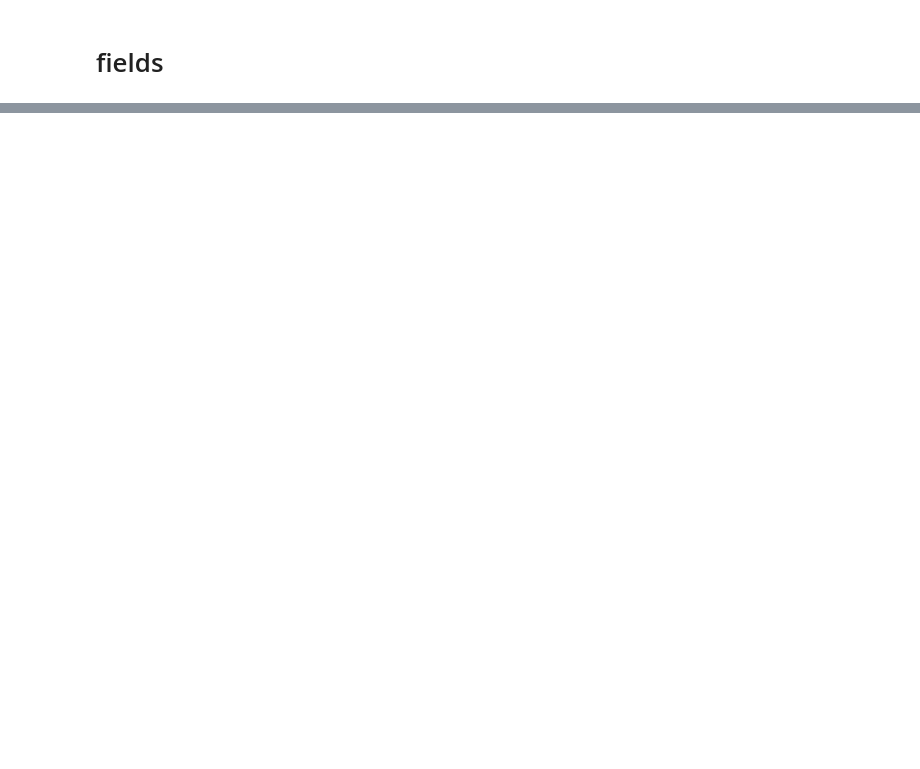
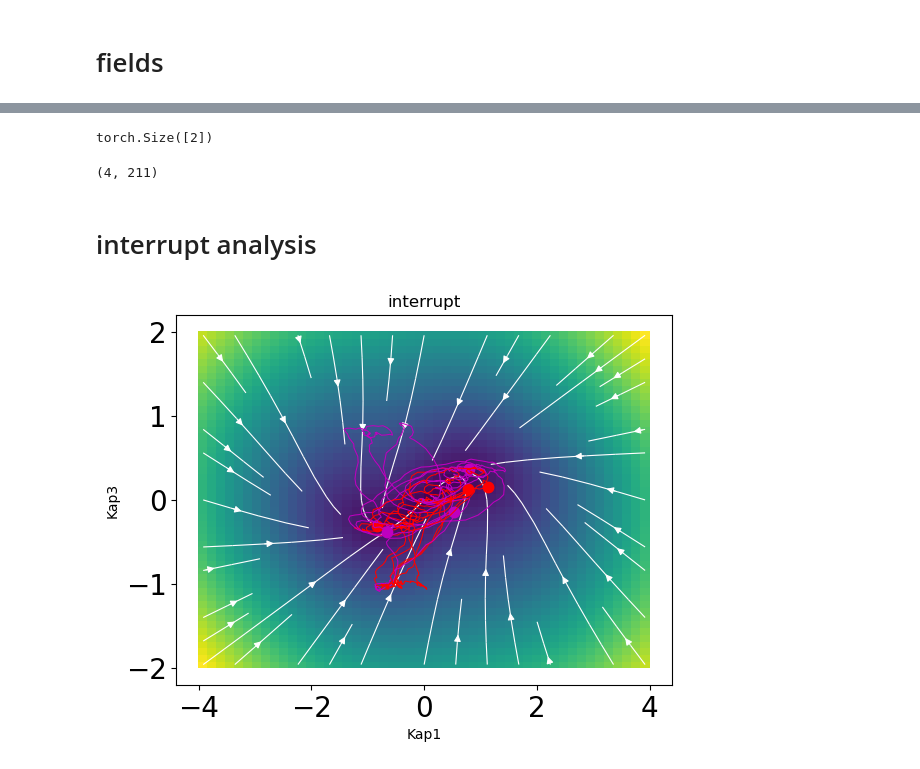
Before and after one commit to tianw6/lowrank_inference, a Jupyter notebook: notebooks/TFtrain.ipynb, the cells around one changed output, grey strips where cells are left out. Saved outputs shown, nothing was run; the diff lists cells and outputs as text; code cells hidden in the pictures; blank space fills up the shorter version.

Commit message:
fixed point analysis on TF task for cosyne
fixed point analysis on TF task for cosyne

```diff
--- a/notebooks/TFtrain.ipynb
+++ b/notebooks/TFtrain.ipynb
@@ -497,13 +550,19 @@ plt.show()
 # %%
-
+# whole epoch
 plt.rcParams['xtick.labelsize'] = 20
 plt.rcParams['ytick.labelsize'] = 20
-ranktwo.plot_field(net_lo, m3, m2, -2, 4, -2, 2)
+[ax, mappable] = ranktwo.plot_field(net_lo, m2, m3, -4, 4, -2, 2)
+mappable.set_cmap('plasma')
+plt.colorbar(mappable)
+
 for i in range(4):
-     plt.plot(kap3[i], kap2[i], c=colors[i], lw=2, ls=lineStyle[i])
-     plt.scatter(kap3[i, TOn], kap2[i, TOn], c= 'black',
+     plt.plot(kap2[i], kap3[i], c=colors[i], lw=2, ls=lineStyle[i])
+     plt.scatter(kap2[i, TOn], kap3[i, TOn], c= 'orange',
             marker='.', s=400)
-     plt.scatter(kap3[i, COn], kap2[i, COn], c= 'magenta',
+     plt.scatter(kap2[i, COn], kap3[i, COn], c= 'magenta',
             marker='.', s=400)
+
+# # plt.savefig('TFtraj4_1.pdf', bbox_inches='tight')
+
 plt.show()
 # %% [output]
@@ -510,0 +747,11 @@ plt.show()
+# %%
+bb = torch.tensor([0.,1])
+bb.shape
+# %% [output]
+torch.Size([2])
+# %%
+kap1.shape
+# %% [output]
+(4, 211)
+# %% [markdown]
+# interrupt analysis
@@ -510,0 +779,19 @@ plt.show()
+# %%
+plt.rcParams['xtick.labelsize'] = 20
+plt.rcParams['ytick.labelsize'] = 20
+ranktwo.plot_field(net_lo, m1, m3, -4, 4, -2, 2)
+for i in range(kap1.shape[0]):
+     plt.plot(kap1[i,:], kap3[i,:], color = 'red',linewidth=0.75)
+     plt.plot(kapC1[i,:], kapC3[i,:], color = 'm',linewidth=0.75)
+     plt.plot(kapC1[i,-1], kapC3[i,-1], '.', markersize = 15, color = 'm')
+     plt.plot(kap1[i,-1], kap3[i,-1], '.', markersize = 15, color = 'red')
+
+plt.xlabel('Kap1')
+plt.ylabel('Kap3')
+
+plt.title('interrupt')
+# plt.savefig('TFinter4_1.pdf', bbox_inches='tight')
+
+plt.show()
+# %% [output]
+[figure, added]
```
Also changed, not shown: parts of 30 cells of this notebook, 17 other files.
